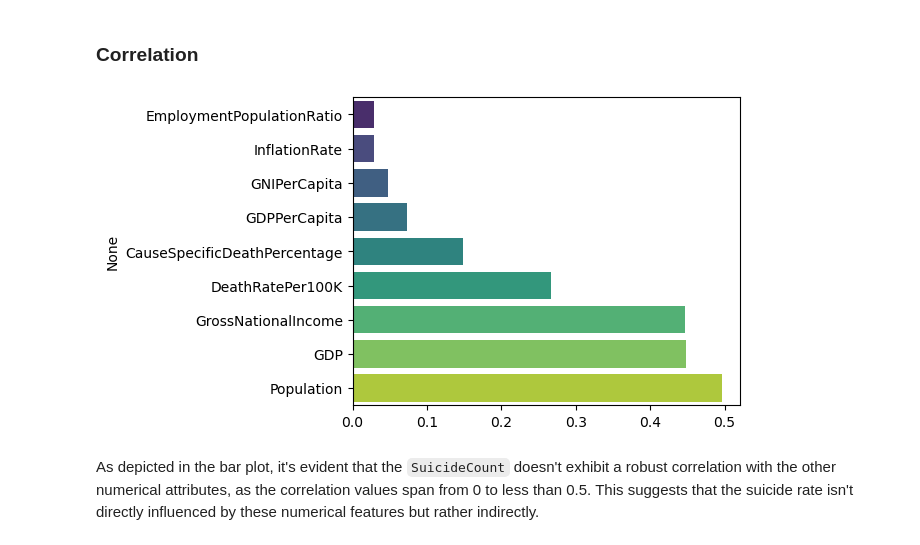
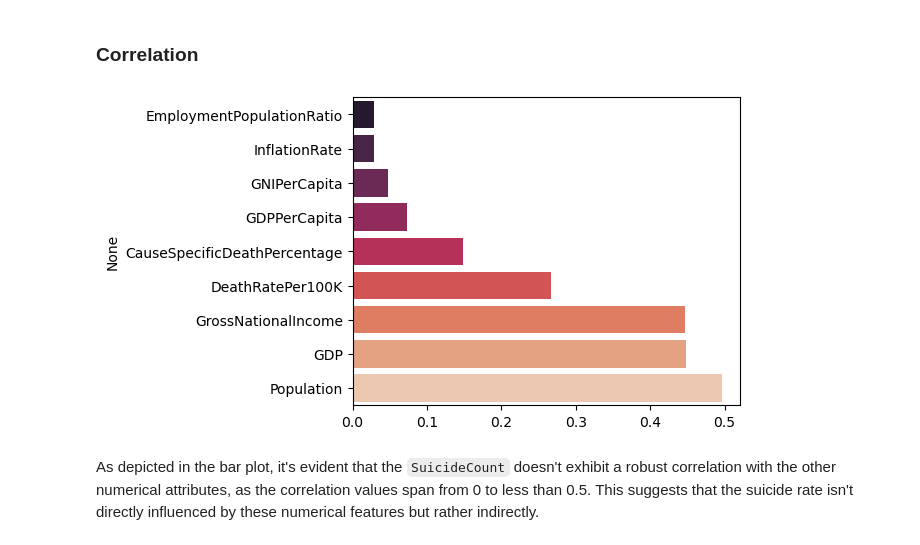
Before and after one commit to cuongpham24/Data-science-projects, a Jupyter notebook: Project_03_Social_Analysis/Project_03_suiside_rate.ipynb, the cells around one changed output. Saved outputs shown, nothing was run; the diff lists cells and outputs as text; code cells hidden in the pictures.

```diff
--- a/Project_03_Social_Analysis/Project_03_suiside_rate.ipynb
+++ b/Project_03_Social_Analysis/Project_03_suiside_rate.ipynb
@@ -67,10 +69,10 @@ df_cat = df.select_dtypes(exclude=np.number)
 # %%
 corr_data = df_num.corr()["SuicideCount"][1:].sort_values()
 
 plt.figure(figsize=(5, 4))
-sns.barplot(x=corr_data.values, y=corr_data.index, palette="viridis");
+sns.barplot(x=corr_data.values, y=corr_data.index, palette="rocket");
 # %% [output]
-[figure, old version]
+[figure, new version]
 # %% [markdown]
 As depicted in the bar plot, it's evident that the `SuicideCount` doesn't exhibit a robust correlation with the other numerical attributes, as the correlation values span from 0 to less than 0.5. This suggests that the suicide rate isn't directly influenced by these numerical features but rather indirectly.
 # %% [markdown]
```
Also changed, not shown: parts of 11 cells of this notebook.
